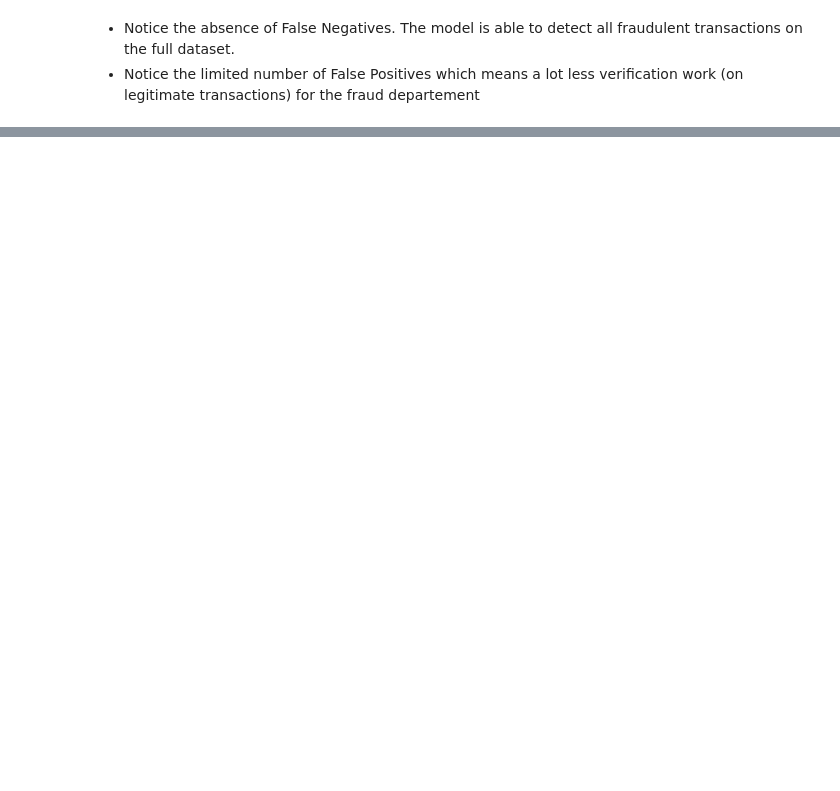
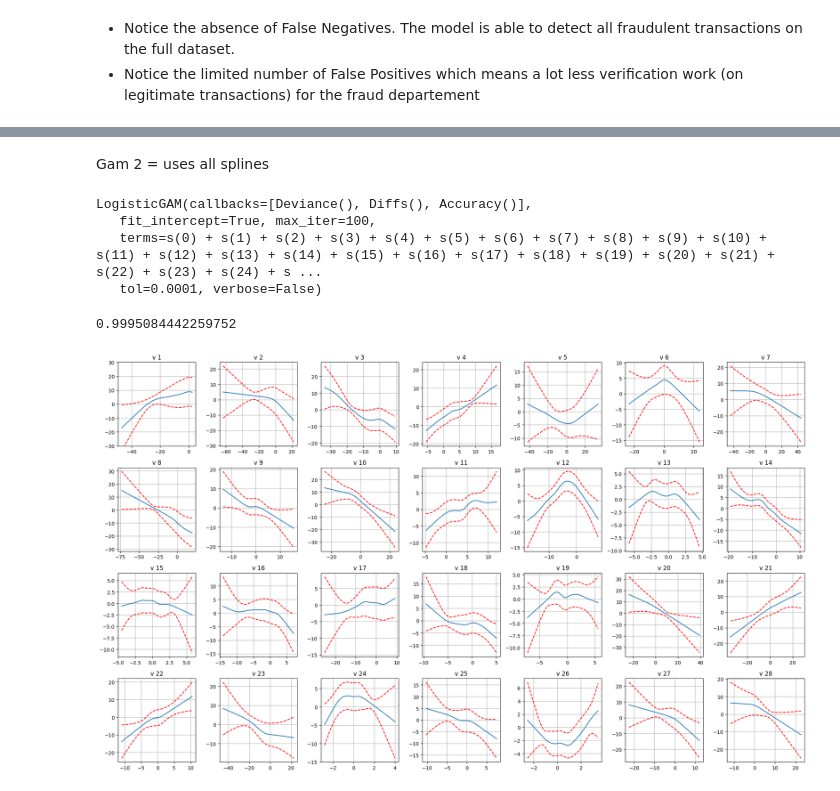
Before and after one commit to sergi-s/Credit-Card-fraud-detection, a Jupyter notebook: Deep Learning + Sampling + no leakage.ipynb, the cells around one changed output, grey strips where cells are left out. Drawn from its saved outputs; the diff is of its cells as text; code cells hidden in the pictures; blank space fills up the shorter version.

```diff
--- a/Deep Learning + Sampling + no leakage.ipynb
+++ b/Deep Learning + Sampling + no leakage.ipynb
@@ -1235,0 +1255,7 @@ Confusion matrix, without normalization
+# %%
+gam2 = LogisticGAM(s(0)+s(1)+s(2) + s(3)+ s(4)+ s(5)+ s(6)+ s(7)
+                  + s(8)+ s(9)+ s(10)+ s(11)+ s(12)+ s(13)+ s(14)
+                  + s(15)+ s(16)+ s(17)+ s(18)+ s(19)+ s(20)+ s(21)+ s(22)
+                  + s(23)+ s(24)+ s(25)+ s(26)+ s(27)+ s(28))
+# %% [markdown]
+Gam 2 = uses all splines
@@ -1235,0 +1275,28 @@ Confusion matrix, without normalization
+# %%
+gam2.fit(X_train, y_train)
+# %% [output]
+LogisticGAM(callbacks=[Deviance(), Diffs(), Accuracy()],
+   fit_intercept=True, max_iter=100,
+   terms=s(0) + s(1) + s(2) + s(3) + s(4) + s(5) + s(6) + s(7) + s(8) + s(9) + s(10) + s(11) + s(12) + s(13) + s(14) + s(15) + s(16) + s(17) + s(18) + s(19) + s(20) + s(21) + s(22) + s(23) + s(24) + s ...
+   tol=0.0001, verbose=False)
+# %%
+gam2.accuracy(X_test, y_test)
+# %% [output]
+0.9995084442259752
+# %%
+fig, axs = plt.subplots(4, 7, figsize=(20, 12))  # 4 rows, 7 columns
+
+for i, ax in enumerate(axs.flat):
+    XX = gam2.generate_X_grid(term=i)
+    ax.plot(XX[:, i], gam2.partial_dependence(term=i, X=XX))
+    ax.plot(XX[:, i], gam2.partial_dependence(term=i, X=XX, width=.95)[1], c='r', ls='--')
+    if i == 0:
+        ax.set_ylim(-30,30)
+    ax.set_title(f'v {i+1}')
+    ax.grid()
+
+
+plt.tight_layout()
+plt.show()
+# %% [output]
+[figure, added]
```
Also changed, not shown: parts of 63 cells of this notebook.
